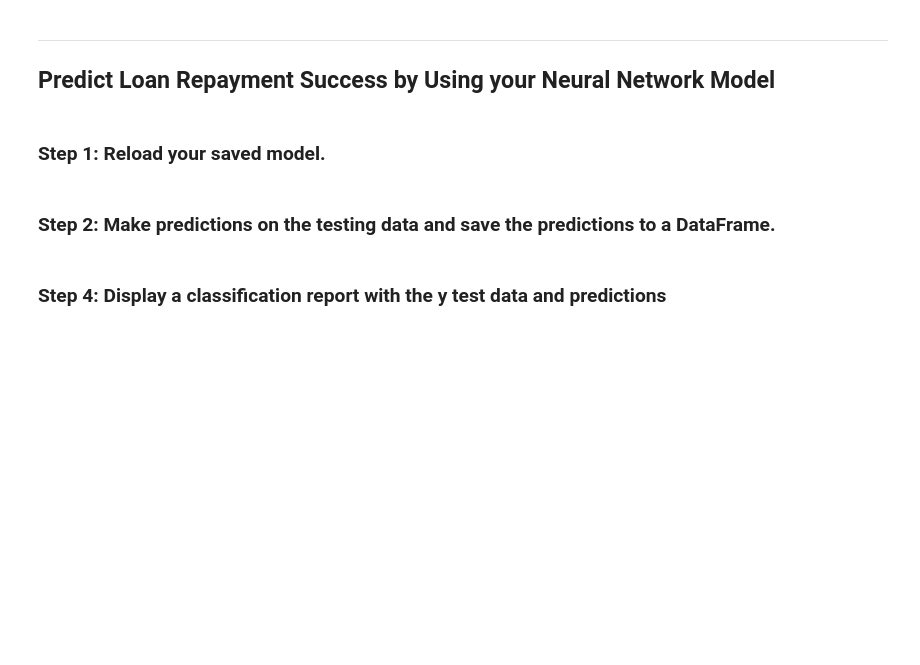
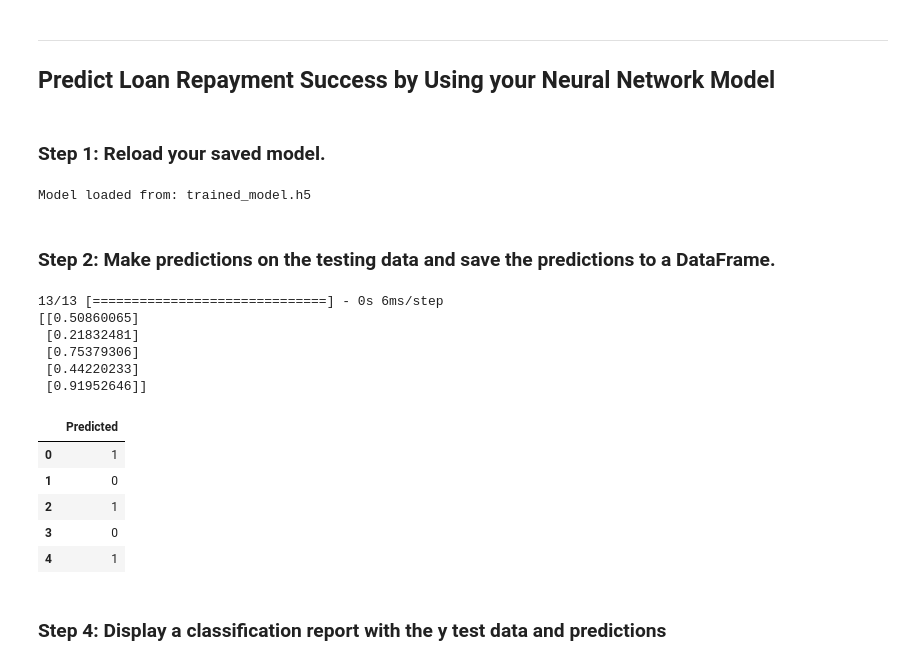
Before and after one commit to OliverTabib/neural-network-challenge-1, a Jupyter notebook: student_loans_with_deep_learning.ipynb, the cells around one changed output. Drawn from its saved outputs; the diff is of its cells as text; code cells hidden in the pictures; blank space fills up the shorter version.

```diff
--- a/student_loans_with_deep_learning.ipynb
+++ b/student_loans_with_deep_learning.ipynb
@@ -88,3 +90,10 @@ X.head()
 # %%
 # Split the preprocessed data into a training and testing dataset
 # Assign the function a random_state equal to 1
+X_train, X_test, y_train, y_test = train_test_split(X, y, random_state=1)
+
+# Review the shapes of the training and testing sets
+print(f"X_train shape: {X_train.shape}")
+print(f"X_test shape: {X_test.shape}")
+print(f"y_train shape: {y_train.shape}")
+print(f"y_test shape: {y_test.shape}")
@@ -159,18 +230,44 @@ X.head()
 ### Step 1: Reload your saved model.
 # %%
 # Set the model's file path
-
+model_file_path = Path("trained_model.h5")
 
 # Load the model to a new object
+loaded_model = load_model(model_file_path)
+
+# Confirm the model was loaded
+print(f"Model loaded from: {model_file_path}")
+# %% [output]
+Model loaded from: trained_model.h5
 # %% [markdown]
 ### Step 2: Make predictions on the testing data and save the predictions to a DataFrame.
 # %%
 # Make predictions with the test data
-
+predictions = loaded_model.predict(X_test)
 
 # Display a sample of the predictions
+print(predictions[:5])
+# %% [output]
+13/13 [==============================] - 0s 6ms/step
+[[0.50860065]
+ [0.21832481]
+ [0.75379306]
+ [0.44220233]
+ [0.91952646]]
 # %%
 # Save the predictions to a DataFrame and round the predictions to binary results
+rounded_predictions = (predictions > 0.5).astype(int)
+predictions_df = pd.DataFrame(rounded_predictions, columns=['Predicted'])
+
+# Display a sample of the predictions
+predictions_df.head()
+# %% [output]
+|  | Predicted |
+| 0 | 1 |
+| 1 | 0 |
+| 2 | 1 |
+| 3 | 0 |
+| 4 | 1 |
 # %% [markdown]
 ### Step 4: Display a classification report with the y test data and predictions
 # %%
```
Also changed, not shown: parts of 14 cells of this notebook.
